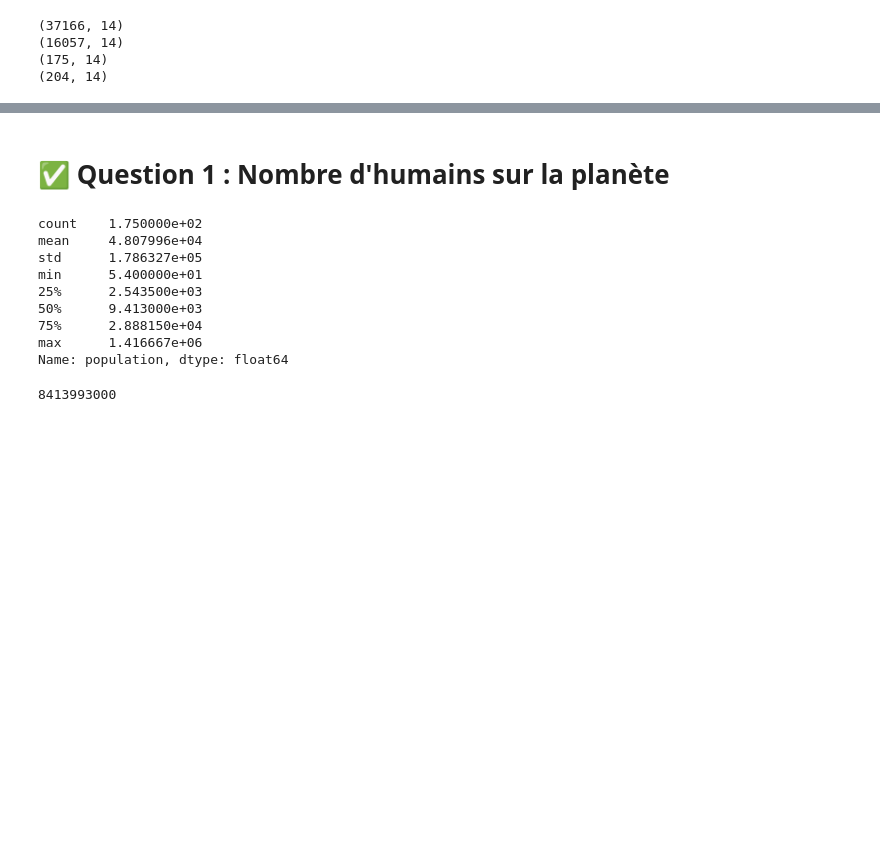
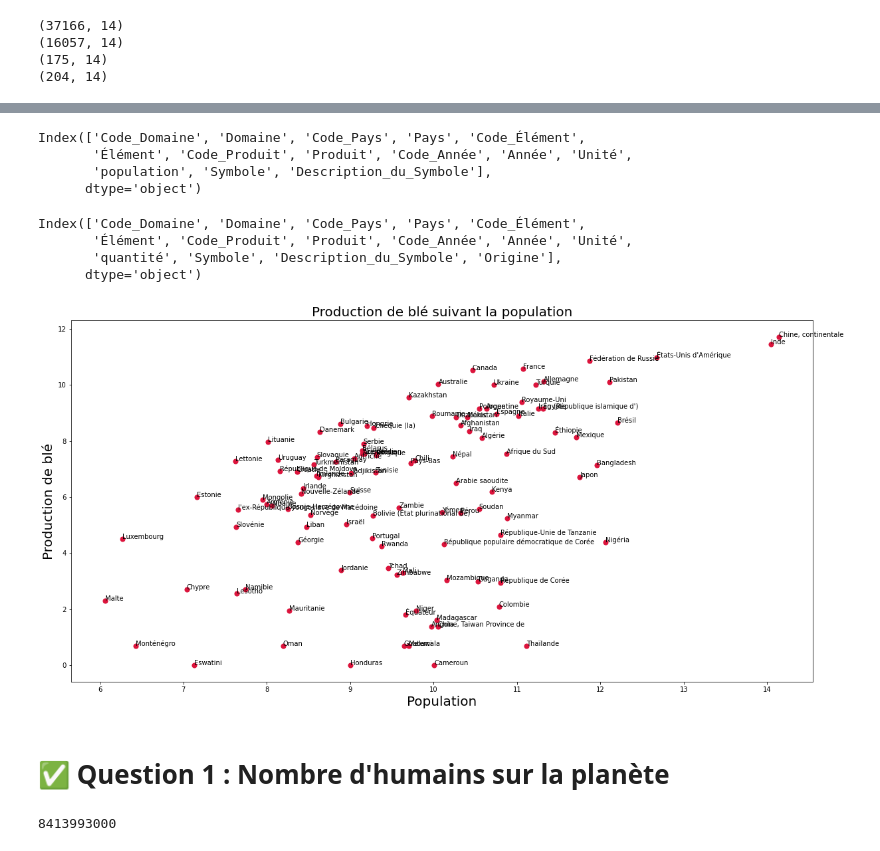
Before and after one commit to Lorenzo1208/Brief_fao, a Jupyter notebook: FAO.ipynb, the cells around one changed output, grey strips where cells are left out. Drawn from its saved outputs; the diff is of its cells as text; code cells hidden in the pictures; blank space fills up the shorter version.

```diff
--- a/FAO.ipynb
+++ b/FAO.ipynb
@@ -78,18 +123,62 @@ print(sous_alimentation_df.shape)
+# %%
+population_df.columns
+# %% [output]
+Index(['Code_Domaine', 'Domaine', 'Code_Pays', 'Pays', 'Code_Élément',
+       'Élément', 'Code_Produit', 'Produit', 'Code_Année', 'Année', 'Unité',
+       'population', 'Symbole', 'Description_du_Symbole'],
+      dtype='object')
+# %%
+vegetal_df.columns
+# %% [output]
+Index(['Code_Domaine', 'Domaine', 'Code_Pays', 'Pays', 'Code_Élément',
+       'Élément', 'Code_Produit', 'Produit', 'Code_Année', 'Année', 'Unité',
+       'quantité', 'Symbole', 'Description_du_Symbole', 'Origine'],
+      dtype='object')
+# %%
+
+#on effectue un tri sur les lignes dont la colonne élément correspond à production
+selection = cereals_df['Élément'] == 'Production'
+#print(selection)
+cereals_df2 = cereals_df[selection]
+
+#deuxième tri sur les lignes dont la colonne produit correspond à blé
+cereals_df2 = cereals_df2[cereals_df2['Produit'] == 'Blé']
+#on filtre les valeus nulles pour éviter les divisions par 0
+cereals_df2 = cereals_df2[cereals_df2['Valeur'] > 0]
+#on extrait uniquement les colonnes valeur et code pays
+cereals_df2 = cereals_df2[["Valeur", "Pays", "Code_Pays"]]
+#print(df_cereal)
+
+#df_population.index = df_population['Code Pays']
+
+population_df3 = population_df[["population", "Code_Pays"]]
+#print(df_population)
+
+fig, ax = plt.subplots()
+fig.set_size_inches(20, 10)
+#on joint les deux df avec 'code pays' comme index et on précise le nom des tableaux pour les colonnes valeur
+df_graph = cereals_df2.set_index('Code_Pays').join(population_df3.set_index('Code_Pays'), lsuffix="_cereal", rsuffix="_population")
+
+
+#on fait un graphique scatter plot avec les valeurs x et y qui nous intéressent
+#log permet de tasser en enlevant la puissance
+graph = plt.scatter(np.log(df_graph["population"]), np.log(df_graph['Valeur']), color='crimson', s=50)
+
+#ajouter le nom des pays à côté de chaque point en ittérant sur les lignes et non les colonnes
+#on applique également la fonction log pour que les noms aient la même distribution que les points
+for i, x in df_graph.iterrows():
+    plt.annotate(x['Pays'], (np.log(x['population']), np.log(x['Valeur'])))
+
+#afficher dans le terminal
+# plt.figure(figsize=(15, 10))
+plt.xlabel('Population',fontsize=20)
+plt.ylabel('Production de blé',fontsize=20)
+plt.title("Production de blé suivant la population", fontsize=20)
+plt.show()
+# %% [output]
+[figure, added]
 # %% [markdown]
 # ✅ Question 1 : Nombre d'humains sur la planète
-# %%
-#on regarde les statistiques de la colonne "population", notamment pour obtenir la valeur max
-population_df.population.describe()
-# %% [output]
-count    1.750000e+02
-mean     4.807996e+04
-std      1.786327e+05
-min      5.400000e+01
-25%      2.543500e+03
-50%      9.413000e+03
-75%      2.888150e+04
-max      1.416667e+06
-Name: population, dtype: float64
 # %%
 #on récupére le total de la population mondiale
 sum_of_column = population_df['population'].sum()
```
Also changed, not shown: parts of 12 cells of this notebook.
